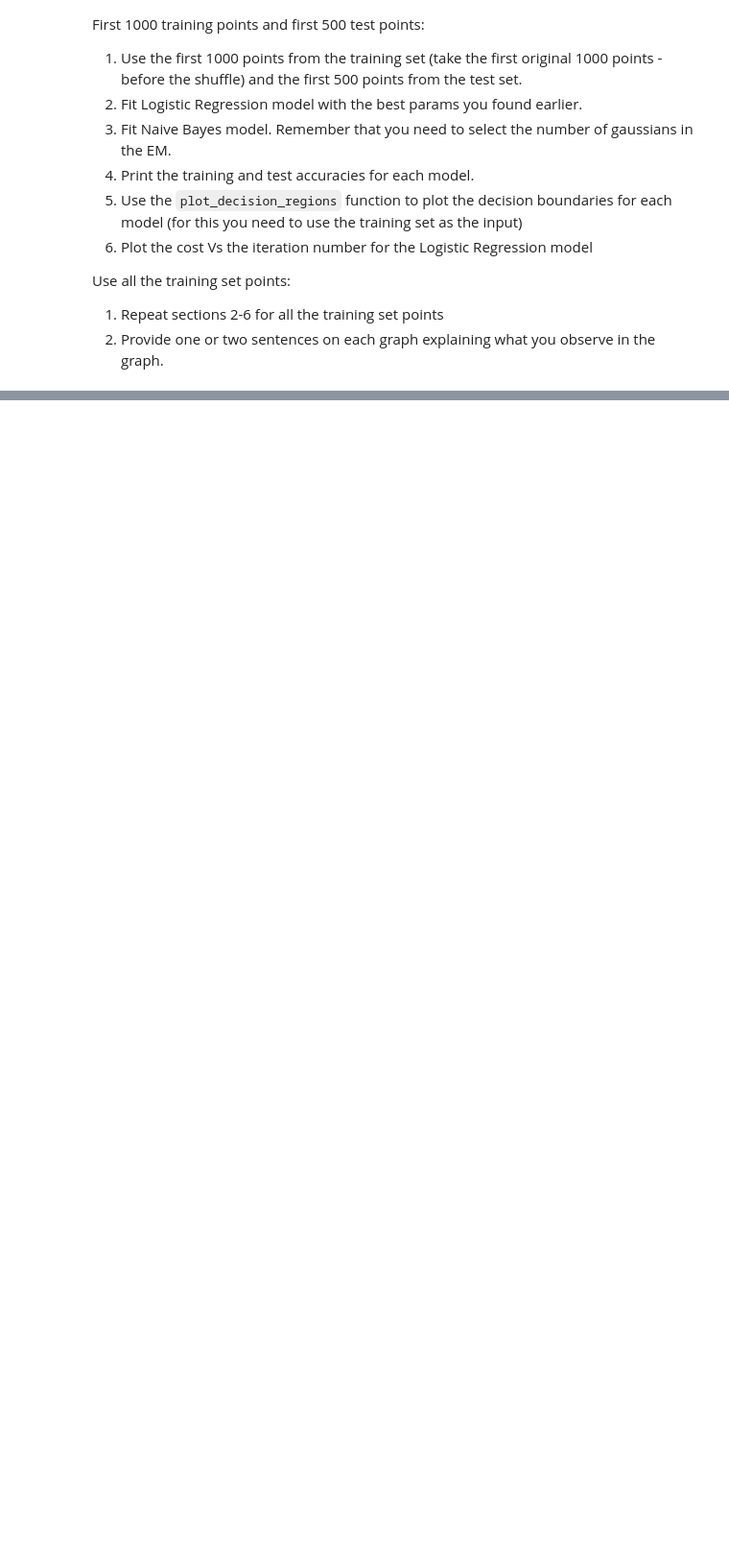
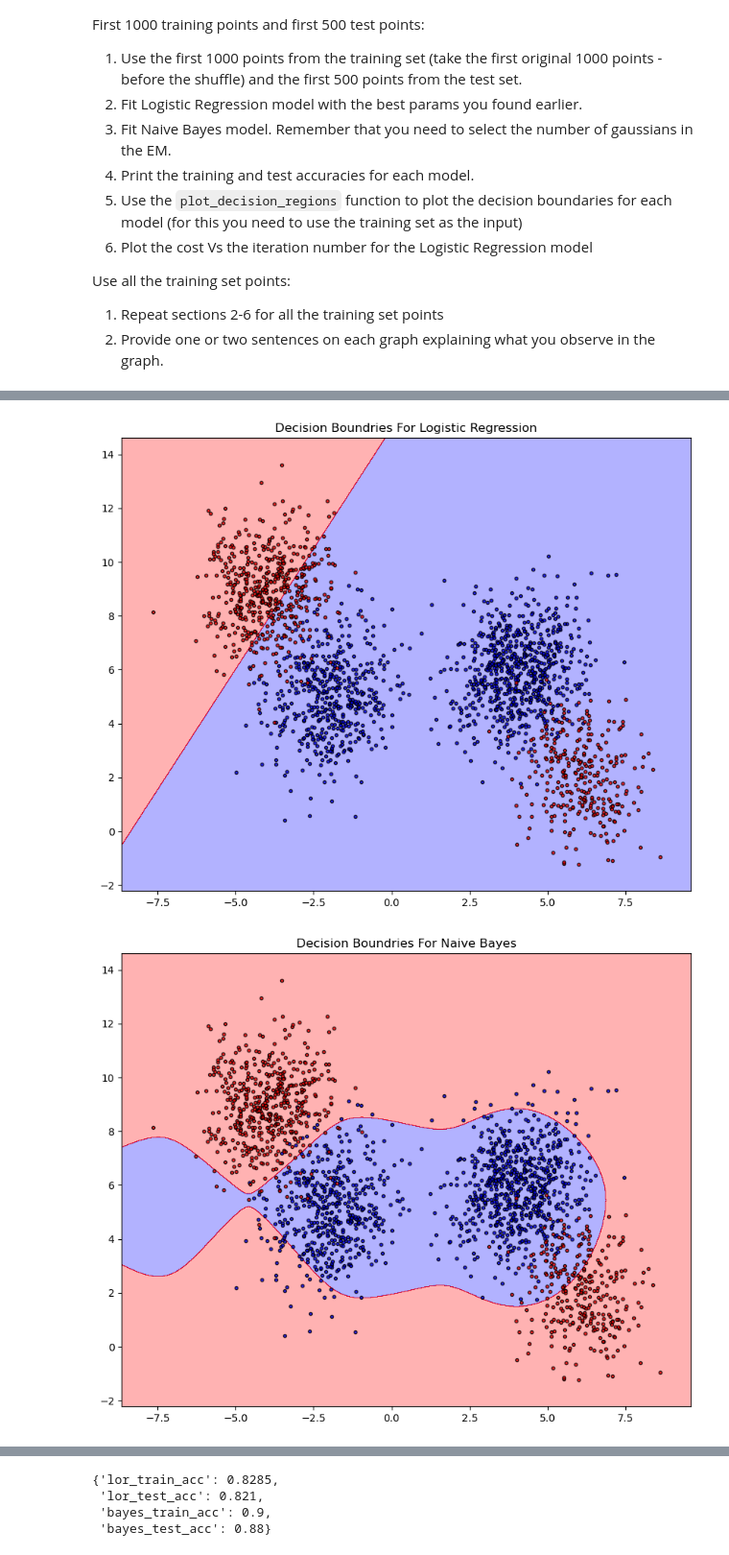
Before and after one commit to LiorRefael7/ML, a Jupyter notebook: hwa4/hwa4.ipynb, the cells around one changed output, grey strips where cells are left out. Shown: that part at 96% size. Drawn from its saved outputs; the diff is of its cells as text; code cells hidden in the pictures; blank space fills up the shorter version.

```diff
--- a/hwa4/hwa4.ipynb
+++ b/hwa4/hwa4.ipynb
@@ -355,3 +373,6 @@ model_evaluation(X_training_1000, y_training_1000, X_test_500, y_test_500, 1, be
 # %%
 # Full Data
-model_evaluation(X_training, y_training, X_test, y_test, 2, best_eta, best_eps)
+model_evaluation(X_training, y_training, X_test, y_test, 2, 0.0005, 1e-06)
+# %% [output]
+[figure, added]
+[figure, added]
@@ -358,3 +380,7 @@ model_evaluation(X_training, y_training, X_test, y_test, 2, best_eta, best_eps)
+{'lor_train_acc': 0.8285,
+ 'lor_test_acc': 0.821,
+ 'bayes_train_acc': 0.9,
+ 'bayes_test_acc': 0.88}
 # %% [markdown]
 ## Open question (15 points)
 1. In this homework we explored two types of models: Naive Bayes using EM, and Logistic regression.
```
Also changed, not shown: parts of 5 cells of this notebook, 1 other file.
